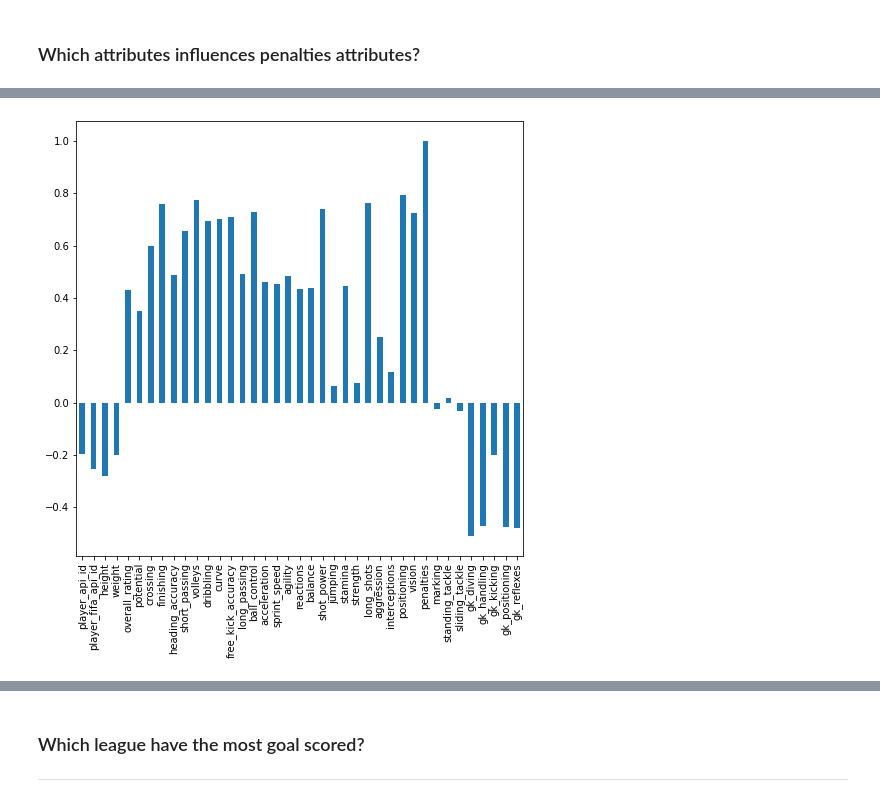
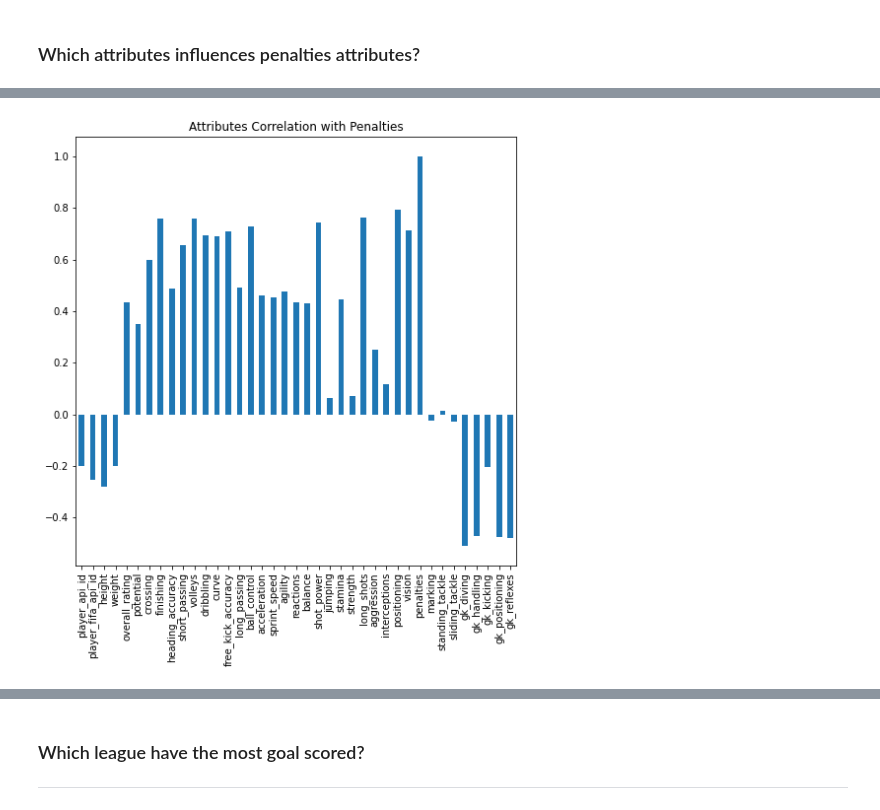
Before and after one commit to DaveOkpare/european-soccer-analysis, a Jupyter notebook: Investigate_a_Dataset.ipynb, the cells around one changed output, grey strips where cells are left out. Cells and saved outputs as stored; diff of their text form; code cells hidden in the pictures.

```diff
--- a/Investigate_a_Dataset.ipynb
+++ b/Investigate_a_Dataset.ipynb
@@ -368,0 +372,3 @@ match_df
+# %%
+# Filling missing values with mean
+player_df.fillna(player_df.mean(), inplace=True)
@@ -399,4 +434,5 @@ correlation = player_df.groupby('player_name').mean().reset_index().corr()
 # %%
-correlation['penalties'].plot(kind='bar', figsize=(8,8));
+correlation['penalties'].plot(kind='bar', figsize=(8,8))
+plt.title('Attributes Correlation with Penalties');
 # %% [output]
-[figure, old version]
+[figure, new version]
```
Also changed, not shown: parts of 62 cells of this notebook.
